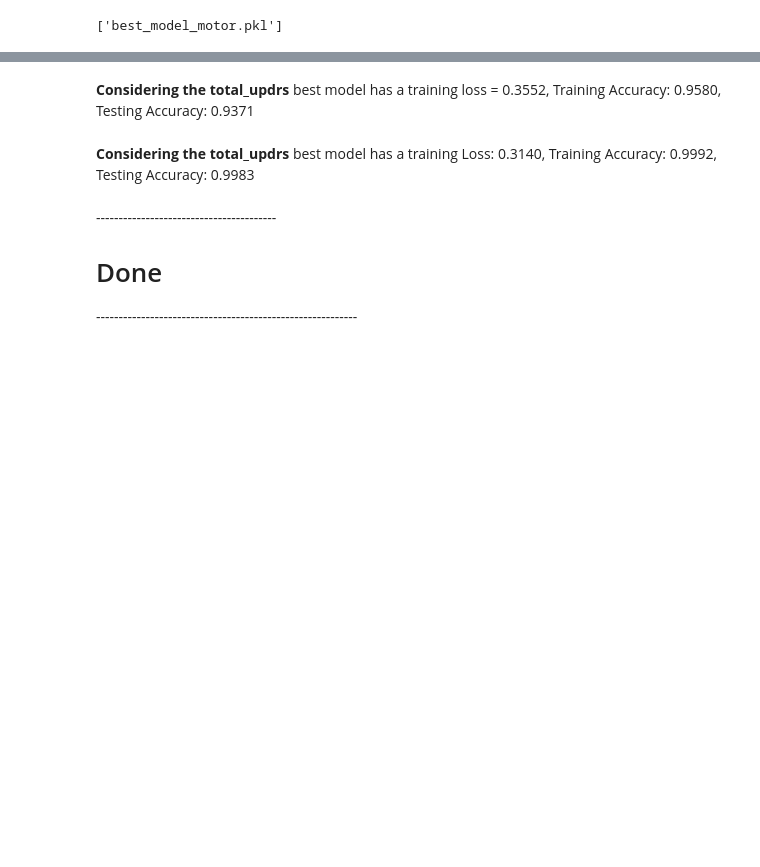
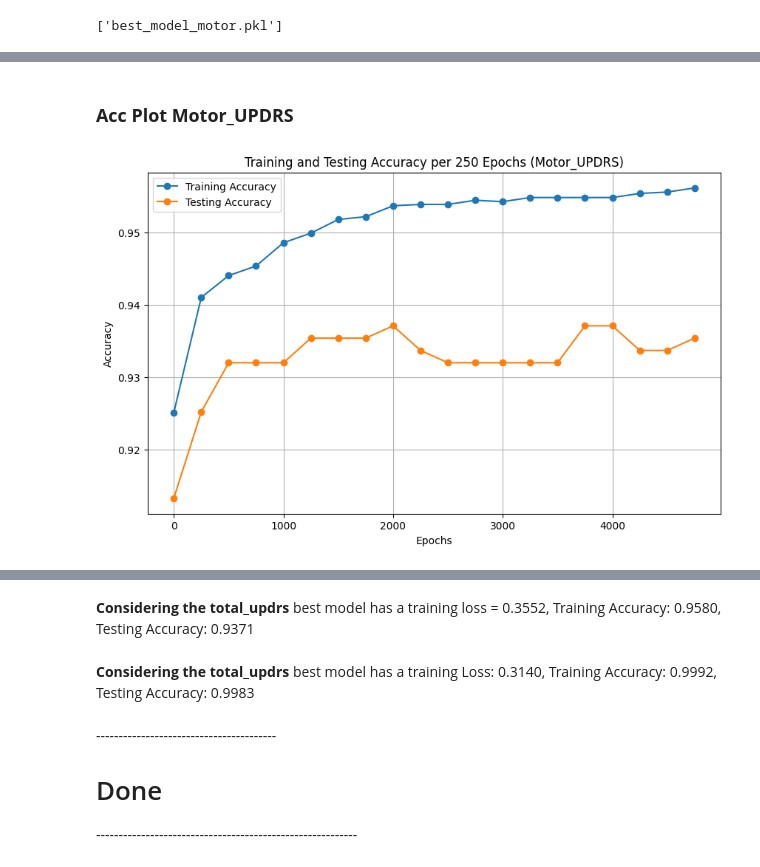
Before and after one commit to Samaresh-16/Parkinson_deepLearning, a Jupyter notebook: Codes/UPDRS.ipynb, the cells around one changed output, grey strips where cells are left out. Cells and saved outputs as stored; diff of their text form; code cells hidden in the pictures; blank space fills up the shorter version.

```diff
--- a/Codes/UPDRS.ipynb
+++ b/Codes/UPDRS.ipynb
@@ -399,0 +303,31 @@ joblib.dump(best_model, 'best_model_motor.pkl')
+# %% [markdown]
+<h3><b>Acc Plot Motor_UPDRS
+# %%
+import matplotlib.pyplot as plt
+
+# Create a new figure
+plt.figure(figsize=(10, 6))
+
+# Plot the training accuracy
+plt.plot([i * 250 for i in range(len(training_acc))], training_acc, label='Training Accuracy', marker='o')
+
+# Plot the testing accuracy
+plt.plot([i * 250 for i in range(len(testing_acc))], testing_acc, label='Testing Accuracy', marker='o')
+
+# Add a legend
+plt.legend()
+
+# Set the x and y labels
+plt.xlabel('Epochs')
+plt.ylabel('Accuracy')
+
+# Set the title
+plt.title('Training and Testing Accuracy per 250 Epochs (Motor_UPDRS)')
+
+# Add a grid
+plt.grid(True)
+
+# Show the plot
+plt.show()
+# %% [output]
+[figure, added]
```
Also changed, not shown: parts of 22 cells of this notebook, 6 other files.
